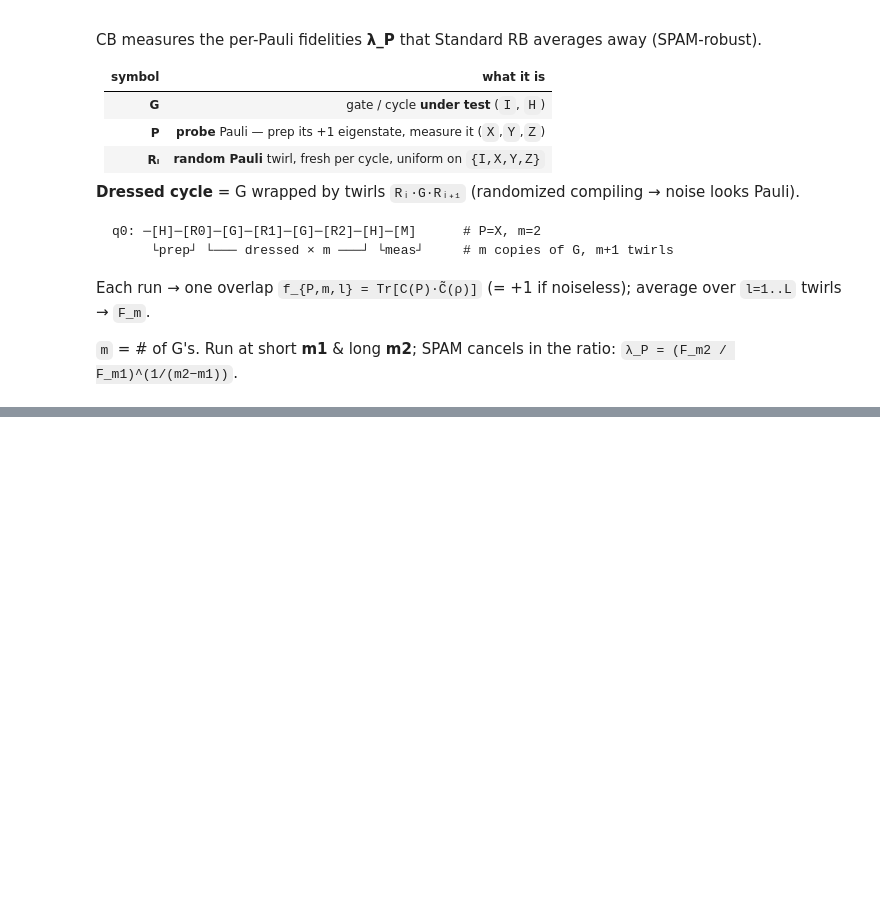
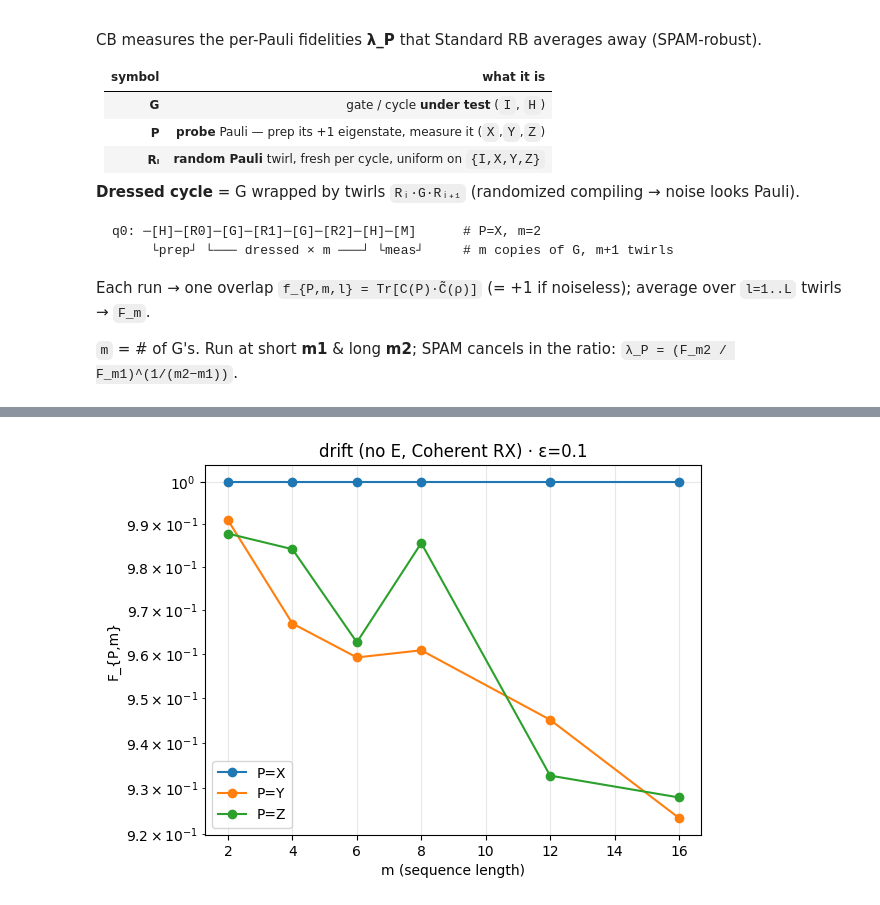
Before and after one commit to imelenwe/randomized-benchmarking, a Jupyter notebook: DiffusionCB/DiffusionCB.ipynb, the cells around one changed output, grey strips where cells are left out. Drawn from its saved outputs; the diff is of its cells as text; code cells hidden in the pictures; blank space fills up the shorter version.

```diff
--- a/DiffusionCB/DiffusionCB.ipynb
+++ b/DiffusionCB/DiffusionCB.ipynb
@@ -479,0 +518,18 @@ Drawing for P=X, m=2, random_paulis=['I', 'Z', 'Y']
+# %%
+# Driver for Drift with no env qubit
+
+eps = 0.1
+drift_rng    = np.random.default_rng(42)
+drift_cfg    = CBConfig(n_sys_qubits=1, n_env=0, shots=1024,
+                        m_list=(2,4,6,8,12,16), L=30, K=30,
+                        rng=drift_rng, label="CB_Cycle",
+                        env_coupling_gate=make_drift(eps),
+                        reset_env=False)
+
+drift_paulis = make_paulis(drift_cfg.n_sys_qubits, drift_cfg.rng, drift_cfg.K)
+drift_Gmap, _ = make_cycle("I", drift_cfg.n_sys_qubits)
+drift_Ggate = UnitaryGate(Operator(drift_Gmap).data, label=drift_cfg.label)
+drift_sampler = AerSampler()
+records_drift = run_cb(drift_paulis, drift_cfg, drift_Gmap, drift_Ggate, drift_sampler)
+plot_decay(records_drift, drift_cfg, title=f"drift (no E, Coherent RX) · ε={eps}")
+# %% [output]
@@ -479,0 +541 @@ Drawing for P=X, m=2, random_paulis=['I', 'Z', 'Y']
+[figure, added]
```
Also changed, not shown: parts of 7 cells of this notebook.
